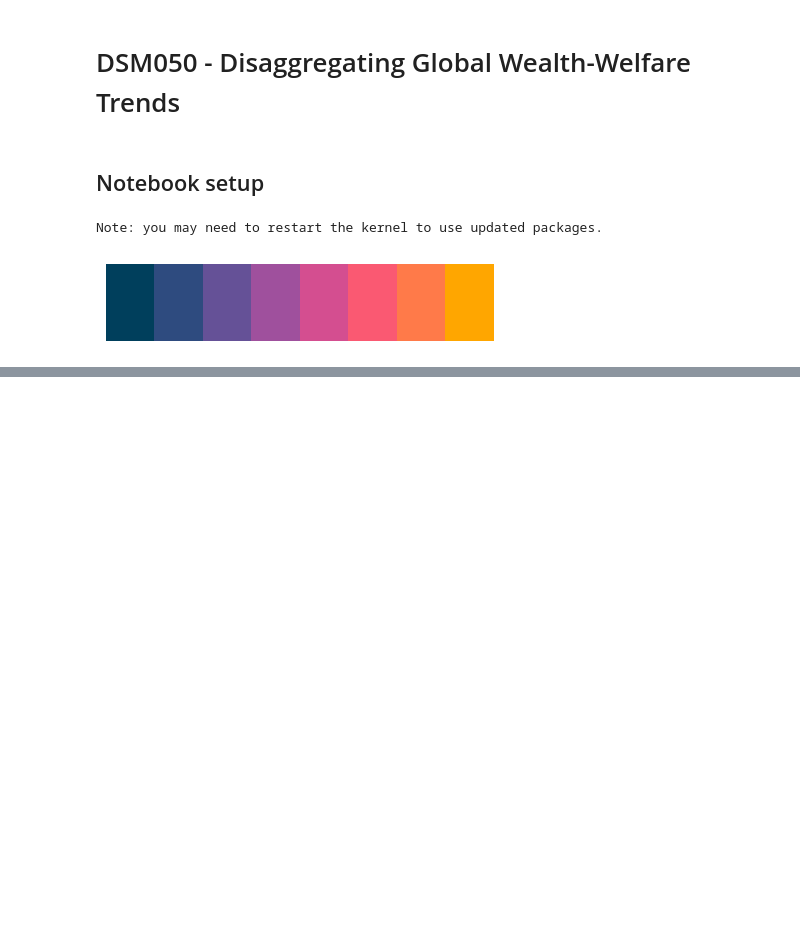
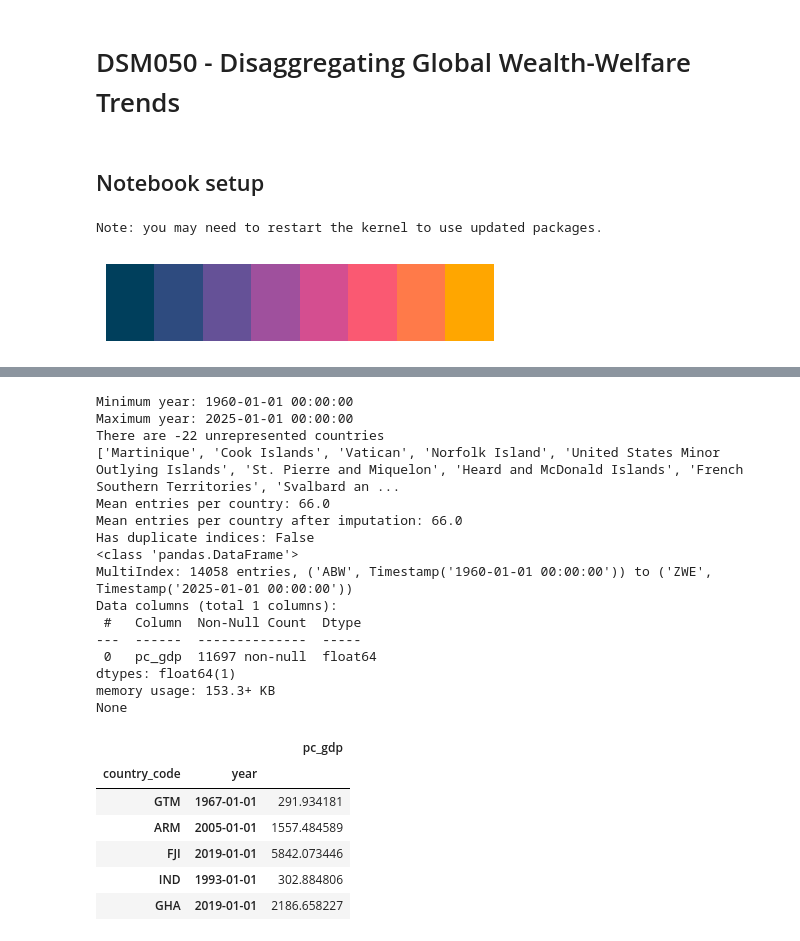
Before and after one commit to Soundscape/dsm050-midterm, a Jupyter notebook: analysis.ipynb, the cells around one changed output, grey strips where cells are left out. Drawn from its saved outputs; the diff is of its cells as text; code cells hidden in the pictures; blank space fills up the shorter version.

```diff
--- a/analysis.ipynb
+++ b/analysis.ipynb
@@ -61,0 +370,73 @@ plt.show()
+# %%
+df_gdp = pd.read_csv("./data/API_NY.GDP.PCAP.CD_DS2_en_csv_v2_273495.csv", skiprows=4)
+
+# Determine the features to keep and drop the others
+years = pd.date_range('1960', '2025', freq='YS').year.astype(str).tolist()
+kept_columns = ['Country Code'] + years
+df_gdp = df_gdp[kept_columns]
+
+# Rename for consistency
+df_gdp.rename(columns={'Country Code': 'country_code'}, inplace=True)
+
+# Melt the year features by country into a single p.c GDP feature.
+df_gdp = df_gdp.melt(
+    id_vars=['country_code'],
+    var_name='year',
+    value_name='pc_gdp'
+)
+
+# Convert the remaining features into appropriate types
+df_gdp["year"] = pd.to_datetime(df_gdp["year"], format="%Y")
+df_gdp["country_code"] = df_gdp["country_code"].astype(str)
+
+print(f'Minimum year: {df_gdp["year"].min()}')
+print(f'Maximum year: {df_gdp["year"].max()}')
+
+# Check how many countries are missing.
+countries_contained = df_gdp['country_code'].unique()
+if len(countries_contained) != len(gdf_geometry.index):
+    print(f"There are {len(gdf_geometry.index) - len(countries_contained)} unrepresented countries")
+    missing_countries = set(gdf_geometry.index) - set(countries_contained)
+    print(coco.convert(missing_countries, to="name_short"))
+
+print(f'Mean entries per country: {df_gdp['country_code'].value_counts().mean()}')
+
+# Limit observations to countries for which we have geometry.
+df_gdp = df_gdp[df_gdp['country_code'].isin(gdf_geometry.index)]
+
+# Set the indices and sort them
+df_gdp.set_index(['country_code', 'year'], inplace=True)
+df_gdp.sort_index(inplace=True)
+
+# Impute missing values chronologically per country
+df_gdp['pc_gdp'] = df_gdp.groupby('country_code', group_keys=False)['pc_gdp'].apply(lambda x: x.interpolate(method='linear'))
+print(f'Mean entries per country after imputation: {df_gdp.reset_index()['country_code'].value_counts().mean()}')
+
+print(f'Has duplicate indices: {df_gdp.index.has_duplicates}')
+print(df_gdp.info())
+
+df_gdp.sample(5)
+# %% [output]
+Minimum year: 1960-01-01 00:00:00
+Maximum year: 2025-01-01 00:00:00
+There are -22 unrepresented countries
+['Martinique', 'Cook Islands', 'Vatican', 'Norfolk Island', 'United States Minor Outlying Islands', 'St. Pierre and Miquelon', 'Heard and McDonald Islands', 'French Southern Territories', 'Svalbard an ...
+Mean entries per country: 66.0
+Mean entries per country after imputation: 66.0
+Has duplicate indices: False
+<class 'pandas.DataFrame'>
+MultiIndex: 14058 entries, ('ABW', Timestamp('1960-01-01 00:00:00')) to ('ZWE', Timestamp('2025-01-01 00:00:00'))
+Data columns (total 1 columns):
+ #   Column  Non-Null Count  Dtype
+---  ------  --------------  -----
+ 0   pc_gdp  11697 non-null  float64
+dtypes: float64(1)
+memory usage: 153.3+ KB
+None
+|  |  | pc_gdp |
+| country_code | year |  |
+| GTM | 1967-01-01 | 291.934181 |
+| ARM | 2005-01-01 | 1557.484589 |
+| FJI | 2019-01-01 | 5842.073446 |
+| IND | 1993-01-01 | 302.884806 |
+| GHA | 2019-01-01 | 2186.658227 |
```
Also changed, not shown: parts of 12 cells of this notebook, 1 other file.
